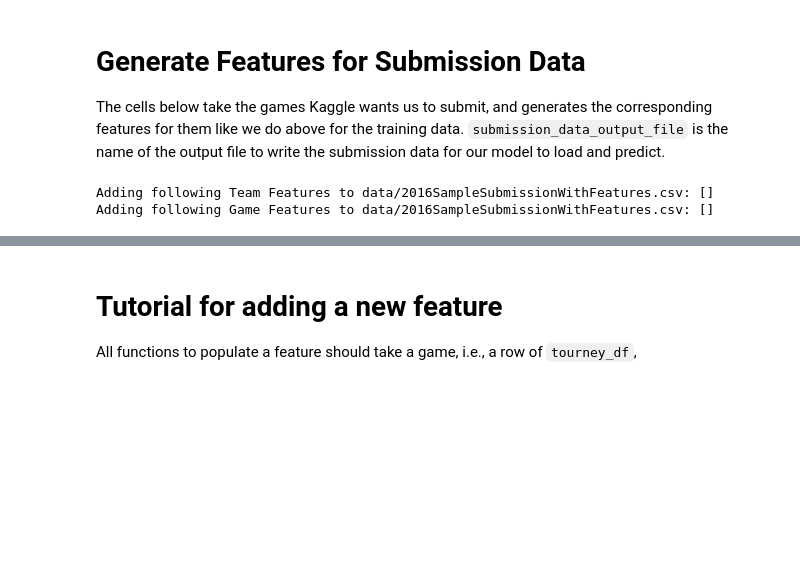
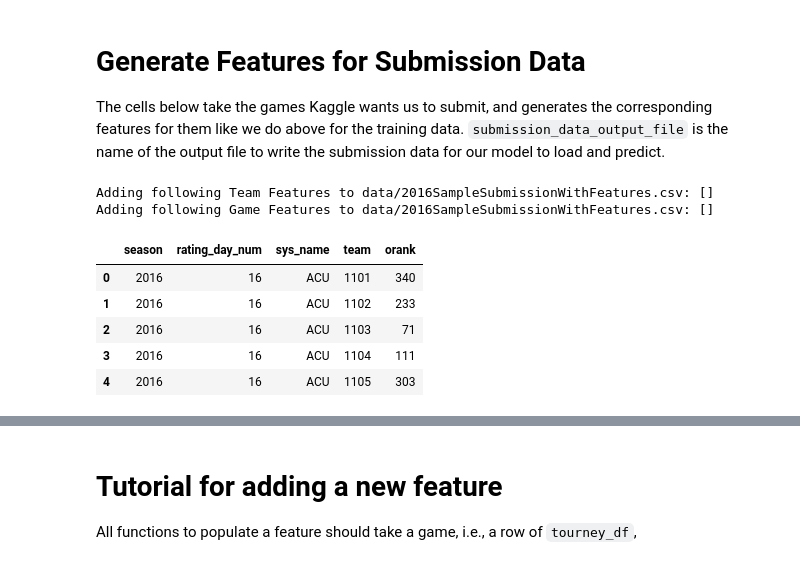
Before and after one commit to dtamayo/NCAAbasketball, a Jupyter notebook: GenerateFeatures.ipynb, the cells around one changed output, grey strips where cells are left out. Saved outputs shown, nothing was run; the diff lists cells and outputs as text; code cells hidden in the pictures; blank space fills up the shorter version.

```diff
--- a/GenerateFeatures.ipynb
+++ b/GenerateFeatures.ipynb
@@ -268,3 +345,13 @@ Adding following Game Features to data/2016SampleSubmissionWithFeatures.csv: []
+# %%
+df = pd.read_csv('data/MasseyOrdinals2016ThruDay133_58systems.csv')
+df.head()
+# %% [output]
+|  | season | rating_day_num | sys_name | team | orank |
+| 0 | 2016 | 16 | ACU | 1101 | 340 |
+| 1 | 2016 | 16 | ACU | 1102 | 233 |
+| 2 | 2016 | 16 | ACU | 1103 | 71 |
+| 3 | 2016 | 16 | ACU | 1104 | 111 |
+| 4 | 2016 | 16 | ACU | 1105 | 303 |
 # %%
 sample_df = pd.read_csv(submission_data_with_features_file, index_col=0) #should be SampleSubmission.csv if generating from scratch (remove index_col=0 in that case)
 
```
Also changed, not shown: parts of 7 cells of this notebook, 4 other files.
